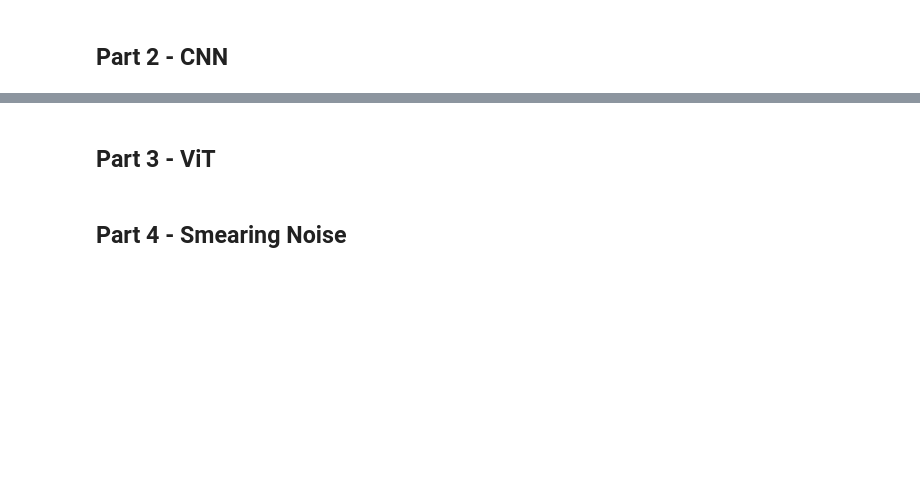
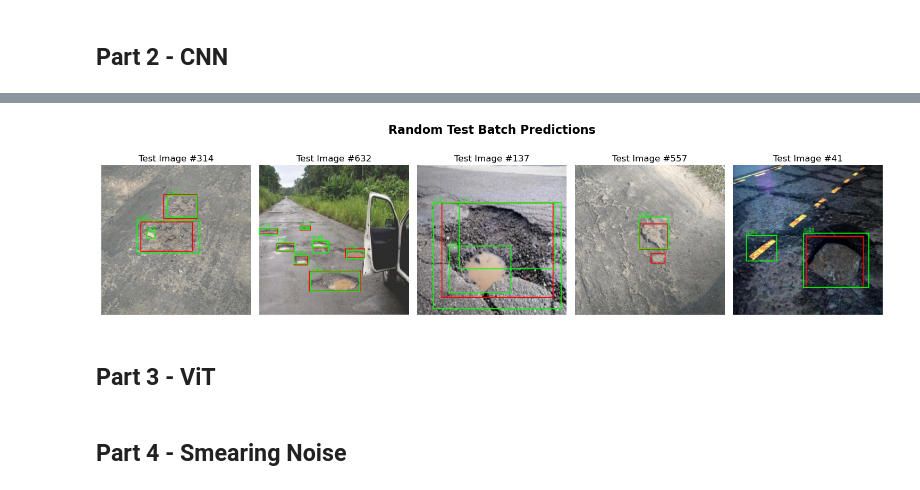
Before and after one commit to Itai-b/046211-Deep-Learning, a Jupyter notebook: project.ipynb, the cells around one changed output, grey strips where cells are left out. Saved outputs shown, nothing was run; the diff lists cells and outputs as text; code cells hidden in the pictures; blank space fills up the shorter version.

```diff
--- a/project.ipynb
+++ b/project.ipynb
@@ -143,7 +188,7 @@ img_dir = "./data/images"
 ann_dir = "./data/annotations"
 
 transform = torchvision.transforms.Compose([
-    torchvision.transforms.Resize((128, 128)),
+    torchvision.transforms.Resize((480, 480)),
     torchvision.transforms.ToTensor(), # uint8 values in [0, 255] -> float tensor with values [0, 1]
 ])
 
@@ -151,8 +196,16 @@ transform = torchvision.transforms.Compose([
 dataset = PotholeDetectionDataset(img_dir, ann_dir, transform=transform)
 
 # Split the dataset to train, validation, and test sets (70-10-20)
-train_set, test_set = train_test_split(dataset, test_size=0.2, random_state=seed)
-train_set, val_set = train_test_split(train_set, test_size=0.125, random_state=seed)
+#train_set, test_set = train_test_split(dataset, test_size=0.2, random_state=seed)
+#train_set, val_set = train_test_split(train_set, test_size=0.125, random_state=seed)
+
+# Maintain the original indices while splitting
+train_indices, test_indices = train_test_split(range(len(dataset)), test_size=0.2, random_state=seed)
+train_indices, val_indices = train_test_split(train_indices, test_size=0.125, random_state=seed)
+
+train_set = Subset(dataset, train_indices)
+val_set = Subset(dataset, val_indices)
+test_set = Subset(dataset, test_indices)
 
 print(f"Train set size: {len(train_set)} - {len(train_set)/len(dataset)*100:.2f}%")
 print(f"Validation set size: {len(val_set)} - {len(val_set)/len(dataset)*100:.2f}%")
@@ -191,3 +332,76 @@ plt.show()
+# %%
+# Load the trained model
+model = torchvision.models.detection.fasterrcnn_resnet50_fpn(pretrained=False, num_classes=2)  # 2 classes: background and pothole
+model.load_state_dict(torch.load("faster_rcnn_pothole.pth"))
+model.to(device)  # Move the model to the GPU
+model.eval()  # Set the model to evaluation mode
+
+# Define the TestLoader
+test_loader = DataLoader(test_set, batch_size=5, shuffle=True, collate_fn=collate_fn)
+
+# Function to calculate test score (e.g., mean Average Precision)
+def evaluate_model(model, data_loader, threshold=0.5):
+    model.eval()  # Ensure the model is in evaluation mode
+    all_predictions = {}
+    all_ground_truths = {}
+
+    with torch.no_grad():
+        for batch_idx, (images, gt_boxes, indices) in enumerate(data_loader):
+            # Prepare images for inference
+            inputs = [img.to(device) for img in images]
+
+            # Run model inference
+            outputs = model(inputs)
+
+            # Collect predictions and ground truth
+            for i, (output, gt, idx) in enumerate(zip(outputs, gt_boxes, indices)):
+                predictions = [
+                    (box.tolist(), score.item())
+                    for box, score in zip(output['boxes'], output['scores'])
+                    if score >= threshold
+                ]
+                all_predictions[idx] = predictions
+                all_ground_truths[idx] = gt
+
+    return all_predictions, all_ground_truths
+
+# Evaluate the model on the test set
+all_predictions, all_ground_truths = evaluate_model(model, test_loader, threshold=0.5)
+
+# Visualize a random test batch
+random_batch = random.choice(list(test_loader))  # Select a random batch
+images, boxes, indices = random_batch
+
+fig, axs = plt.subplots(1, len(images), figsize=(15, 5))
+
+for i, (img, bboxes, idx) in enumerate(zip(images, boxes, indices)):
+    img_np = img.permute(1, 2, 0).numpy()  # Convert to (H, W, C) format
+    img_np = (img_np * 255).astype(np.uint8).copy()  # Scale and convert to uint8
+
+    # Draw ground truth boxes (blue)
+    for box in bboxes:
+        cv2.rectangle(img_np, (int(box[0]), int(box[1])), (int(box[2]), int(box[3])), (255, 0, 0), 2)
+
+    # Access predictions using the index directly
+    predictions = all_predictions.get(idx, [])
+
+    # Draw predictions (green)
+    for pred_box, score in predictions:
+        xmin, ymin, xmax, ymax = map(int, pred_box)
+        cv2.rectangle(img_np, (xmin, ymin), (xmax, ymax), (0, 255, 0), 2)
+        cv2.putText(img_np, f"{score:.2f}", (xmin, ymin - 5), cv2.FONT_HERSHEY_SIMPLEX, 0.5, (0, 255, 0), 1)
+
+    axs[i].imshow(img_np)
+    axs[i].axis("off")
+    axs[i].set_title(f"Test Image #{idx}")
+
+# Add a main title
+plt.suptitle("Random Test Batch Predictions", fontsize=16, fontweight="bold", y=0.9)
+
+plt.tight_layout()
+plt.show()
+# %% [output]
+[figure, added]
 # %% [markdown]
 ## Part 3 - ViT
 # %% [markdown]
```
Also changed, not shown: parts of 6 cells of this notebook.
